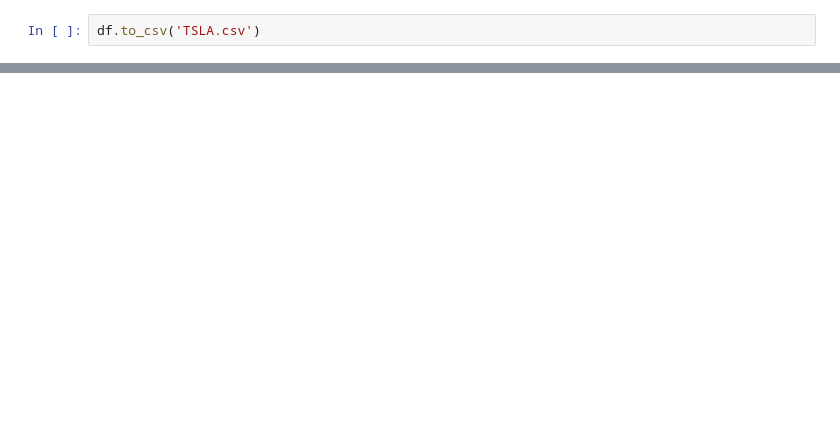
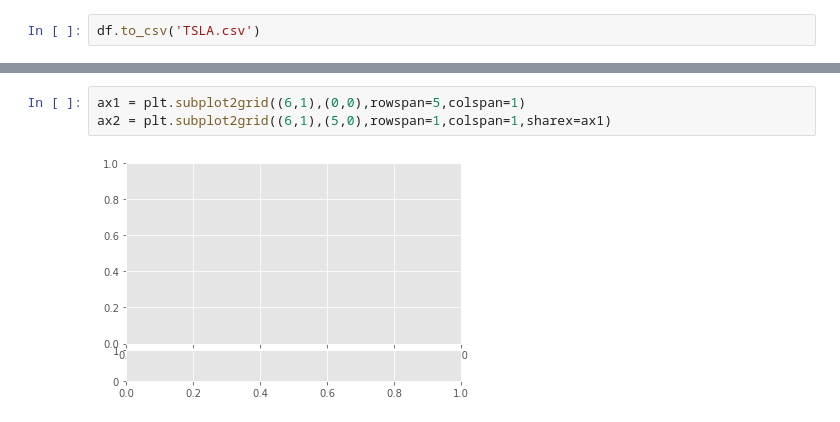
Before and after one commit to quitribo/sentdex-finance, a Jupyter notebook: tutfin1.ipynb, the cells around one changed output, grey strips where cells are left out. Drawn from its saved outputs; the diff is of its cells as text; blank space fills up the shorter version.

```diff
--- a/tutfin1.ipynb
+++ b/tutfin1.ipynb
@@ -55,0 +77,5 @@ df2.round(2)
+# %%
+ax1 = plt.subplot2grid((6,1),(0,0),rowspan=5,colspan=1)
+ax2 = plt.subplot2grid((6,1),(5,0),rowspan=1,colspan=1,sharex=ax1)
+# %% [output]
+[figure, added]
```
Also changed, not shown: parts of 5 cells of this notebook, 1 other file.
